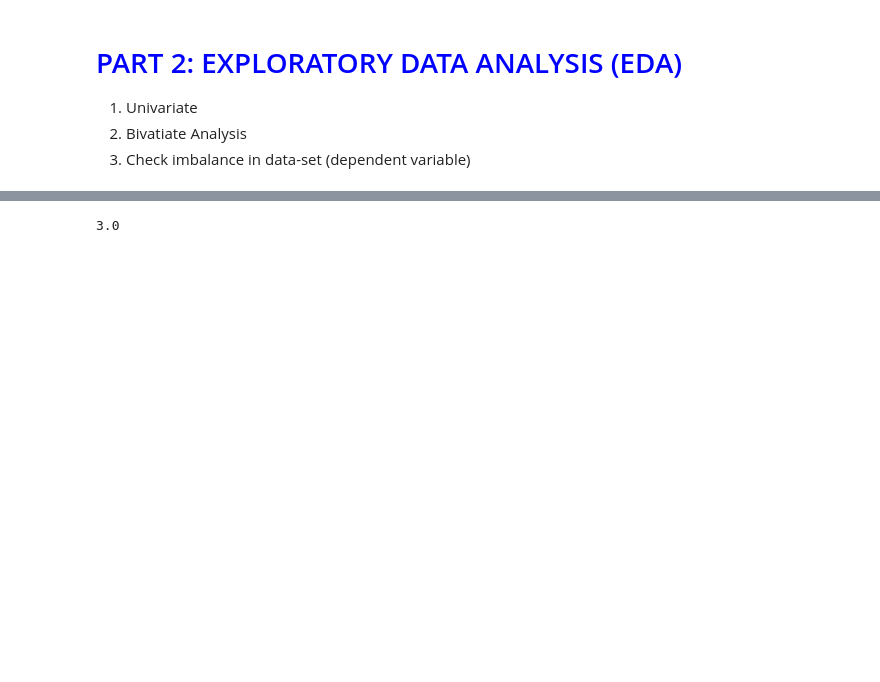
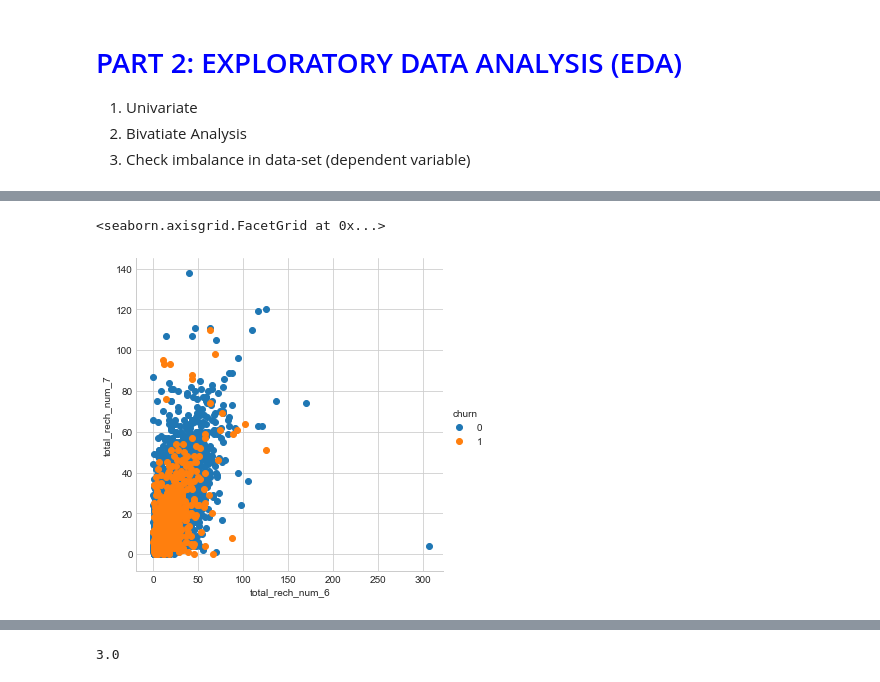
Before and after one commit to iici-psiddineni/ML_Telecom_Churn, a Jupyter notebook: Pandarinath_TelecomChurnCaseStudy.ipynb, the cells around one changed output, grey strips where cells are left out. Cells and saved outputs as stored; diff of their text form; code cells hidden in the pictures; blank space fills up the shorter version.

```diff
--- a/Pandarinath_TelecomChurnCaseStudy.ipynb
+++ b/Pandarinath_TelecomChurnCaseStudy.ipynb
@@ -648,0 +769,5 @@ TODO??
+# %%
+sns.FacetGrid(telecom,hue='churn',size=5).map(plt.scatter,"total_rech_num_6","total_rech_num_7").add_legend()
+# %% [output]
+<seaborn.axisgrid.FacetGrid at 0x...>
+[figure, added]
```
Also changed, not shown: parts of 42 cells of this notebook.
